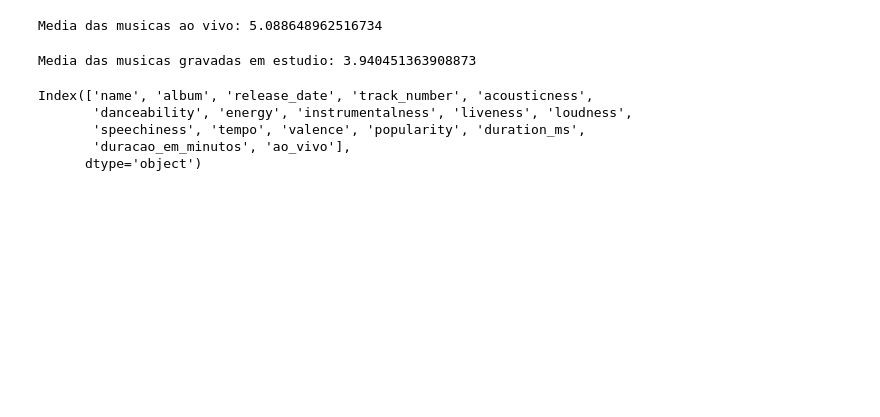
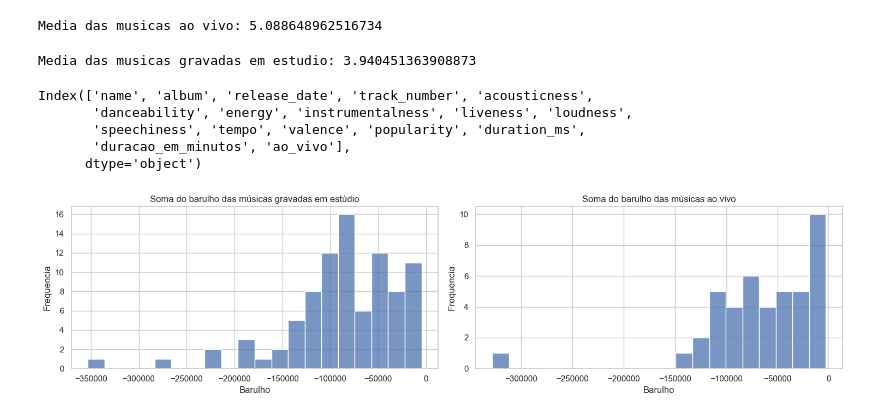
Before and after one commit to KelvynAmaral/rolling-stones-spotify-eda, a Jupyter notebook: notebooks/case_spotify_review.ipynb, the cells around one changed output. Cells and saved outputs as stored; diff of their text form; code cells hidden in the pictures; blank space fills up the shorter version.

Commit message:
Analisa frequencia das musicas

```diff
--- a/notebooks/case_spotify_review.ipynb
+++ b/notebooks/case_spotify_review.ipynb
@@ -238,0 +237,23 @@ df_show = df_ao_vivo.groupby("album")['loudness'].sum()
+# %%
+df_studio = df_gravado_em_estudio.groupby("album")['loudness'].sum()
+df_show = df_ao_vivo.groupby("album")['loudness'].sum()
+
+fig, axes = plt.subplots(1, 2, figsize=(15, 4))
+
+sns.histplot(data=df_studio, bins=20, ax=axes[0])
+
+axes[0].set_title('Soma do barulho das músicas gravadas em estúdio')
+axes[0].set_xlabel('Barulho')
+axes[0].set_ylabel('Frequencia')
+
+sns.histplot(data=df_show, bins=20, ax=axes[1])
+
+axes[1].set_title('Soma do barulho das músicas ao vivo')
+axes[1].set_xlabel('Barulho')
+axes[1].set_ylabel('Frequencia')
+
+
+fig.tight_layout()
+plt.show()
+# %% [output]
+[figure, added]
```
Also changed, not shown: parts of 5 cells of this notebook, 1 other file.
